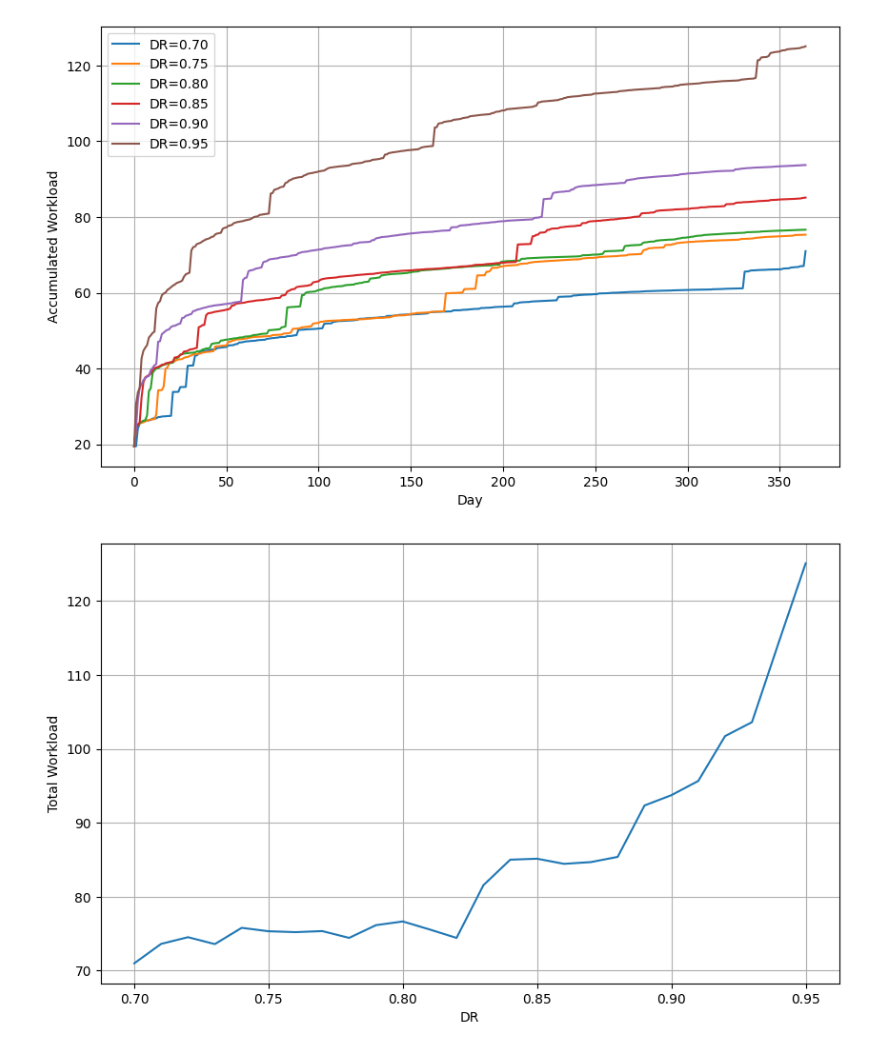
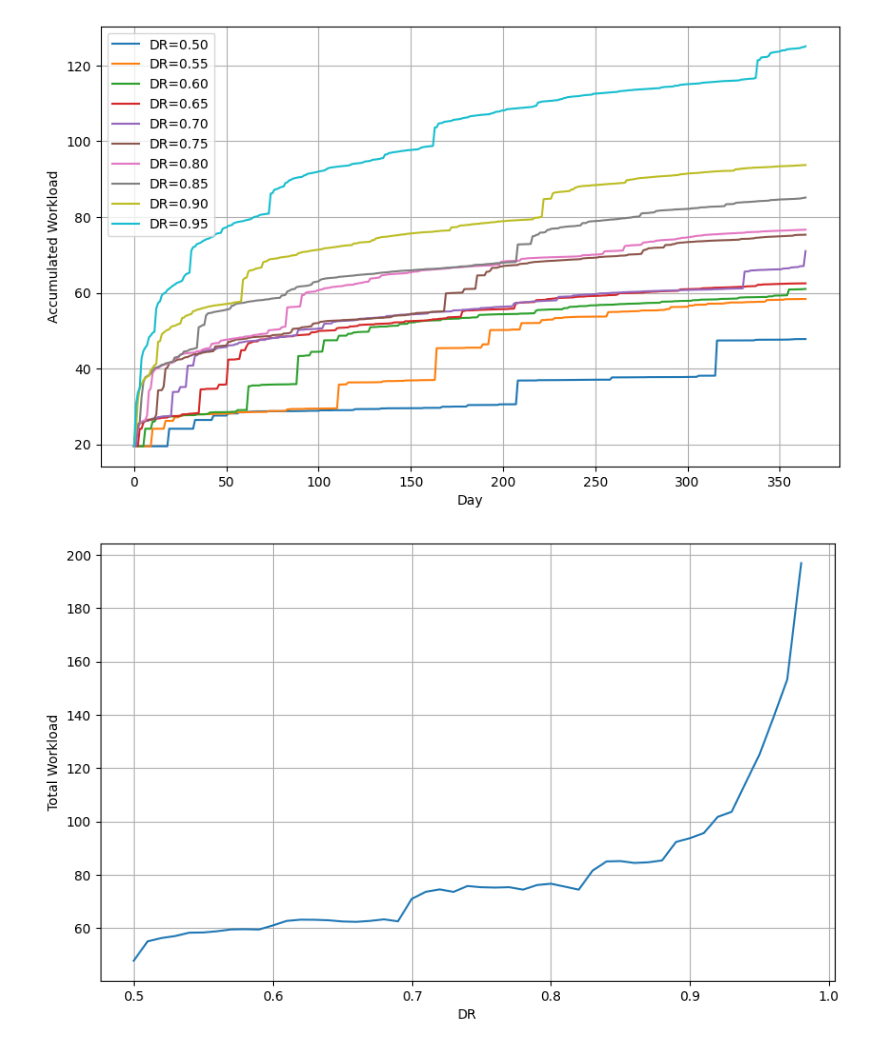
Before and after one commit to open-spaced-repetition/expected-workload, a Jupyter notebook: notebook.ipynb, the cells around one changed output. Saved outputs shown, nothing was run; the diff lists cells and outputs as text; code cells hidden in the pictures.

```diff
--- a/notebook.ipynb
+++ b/notebook.ipynb
@@ -134,36 +134,36 @@ def expected_learn(acc_prob, stability, difficulty, day, record, dr, tr, cost):
         FORGET_COST,
     )
 
 
 workload_list = []
 
 
 plt.figure(figsize=(10, 6))
 
-R_RANGE = np.arange(0.7, 0.96, 0.01)
+R_RANGE = np.arange(0.5, 0.99, 0.01)
 
 for i, dr in enumerate(R_RANGE):
     record = np.zeros(learn_span)
     expected_learn(1, 0, 0, 0, record, dr, 0.8, LEARN_COST)
     if i % 5 == 0:
         plt.plot(np.cumsum(record), label=f"DR={dr:.2f}")
     workload_list.append(np.sum(record))
 
 plt.grid(True)
 plt.xlabel("Day")
 plt.ylabel("Accumulated Workload")
 plt.legend()
 plt.show()
 
 plt.figure(figsize=(10, 6))
 plt.plot(R_RANGE, workload_list)
 plt.grid(True)
 plt.xlabel("DR")
 plt.ylabel("Total Workload")
 plt.show()
 # %% [output]
-[figure, old version]
+[figure, new version]
-[figure, old version]
+[figure, new version]
 # %%
 def memorization(dr):
     s = 100
```
Also changed, not shown: parts of 2 cells of this notebook, 1 other file.
